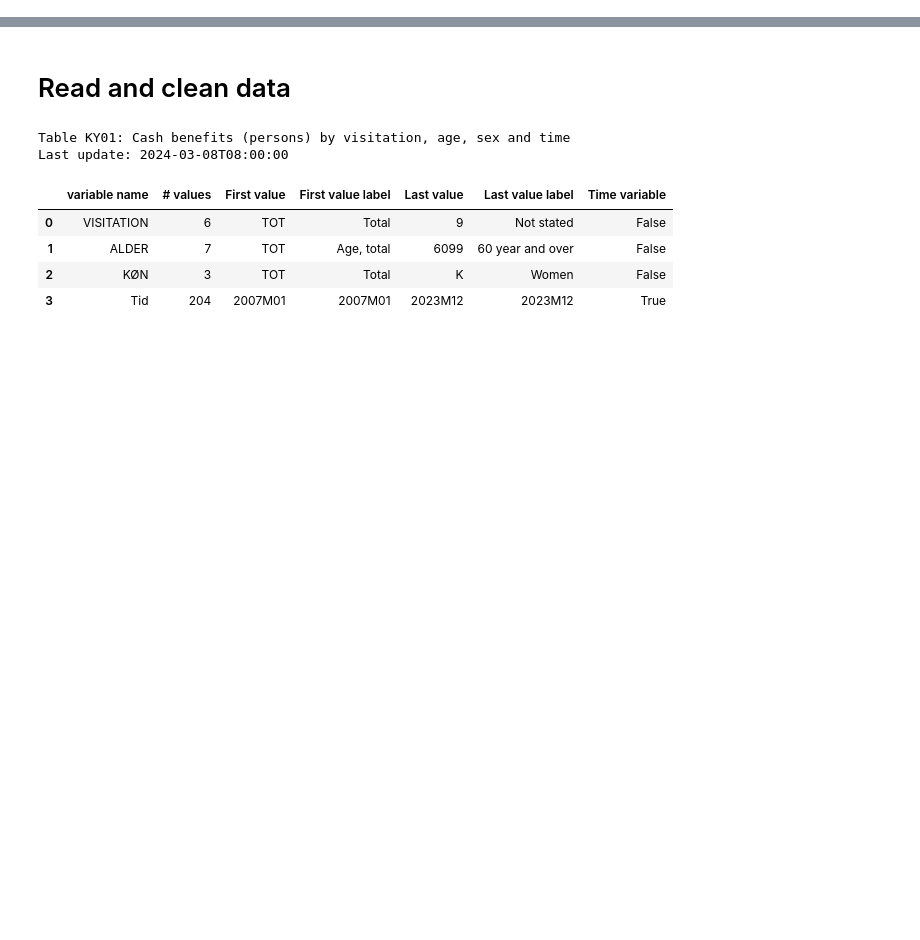
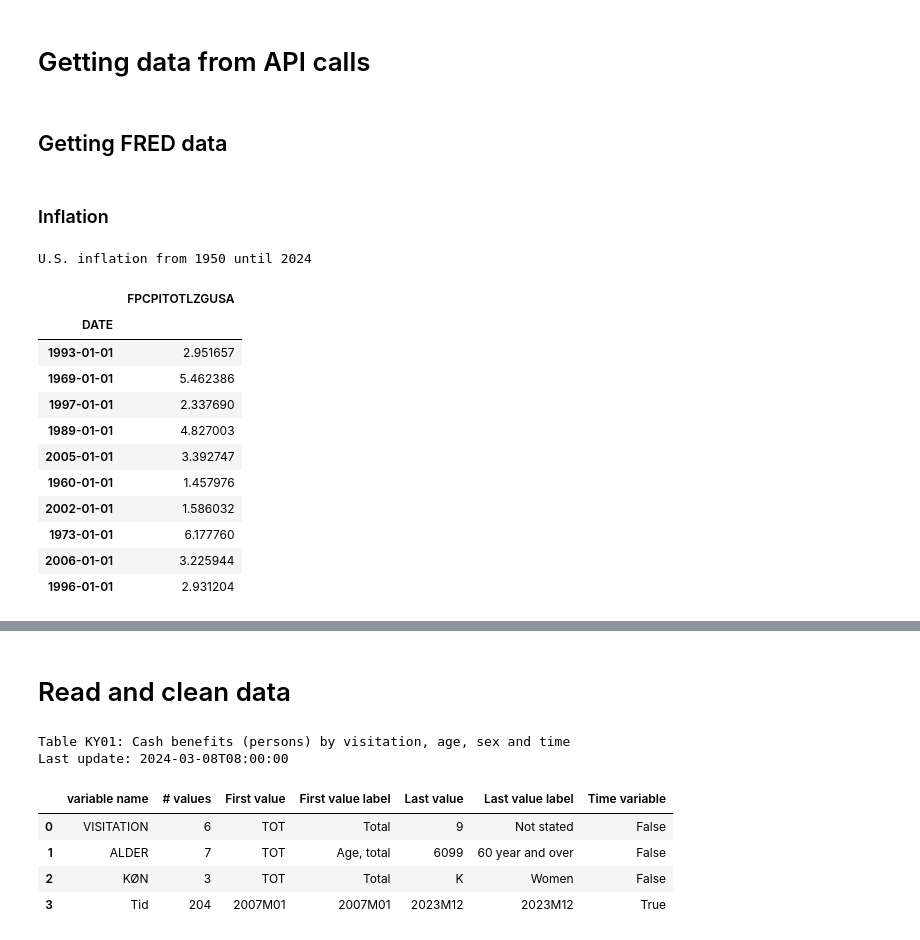
Before and after one commit to sgv491/projects-2024-Bertil-Nikoline-Victor, a Jupyter notebook: dataproject/dataproject.ipynb, the cells around one changed output, grey strips where cells are left out. Cells and saved outputs as stored; diff of their text form; code cells hidden in the pictures; blank space fills up the shorter version.

```diff
--- a/dataproject/dataproject.ipynb
+++ b/dataproject/dataproject.ipynb
@@ -24,0 +22,40 @@ ModuleNotFoundError: No module named 'matplotlib_venn'
+# %% [markdown]
+# Getting data from API calls
+# %% [markdown]
+## Getting FRED data
+# %% [markdown]
+### Inflation
+# %%
+# A wrapper for multiple APIs with a pandas interface
+# Run this in your terminal to use the pandas-datareader: %pip install pandas-datareader
+
+# Importing the pandas_datareader module
+import pandas_datareader
+
+# Importing the datetime module
+import datetime
+
+# Specifying the timespan you want data from
+start = datetime.datetime(1950,1,1)
+end = datetime.datetime(2024,1,1)
+timespan = end - start # Getting the timespan by subtracting start from end
+
+# Getting inflation data
+inflation_us = pandas_datareader.data.DataReader('FPCPITOTLZGUSA', 'fred', start, end)
+
+print(f"U.S. inflation from 1950 until 2024")
+inflation_us.sample(10)
+# %% [output]
+U.S. inflation from 1950 until 2024
+|  | FPCPITOTLZGUSA |
+| DATE |  |
+| 1993-01-01 | 2.951657 |
+| 1969-01-01 | 5.462386 |
+| 1997-01-01 | 2.337690 |
+| 1989-01-01 | 4.827003 |
+| 2005-01-01 | 3.392747 |
+| 1960-01-01 | 1.457976 |
+| 2002-01-01 | 1.586032 |
+| 1973-01-01 | 6.177760 |
+| 2006-01-01 | 3.225944 |
+| 1996-01-01 | 2.931204 |
```
Also changed, not shown: parts of 14 cells of this notebook, 2 other files.
